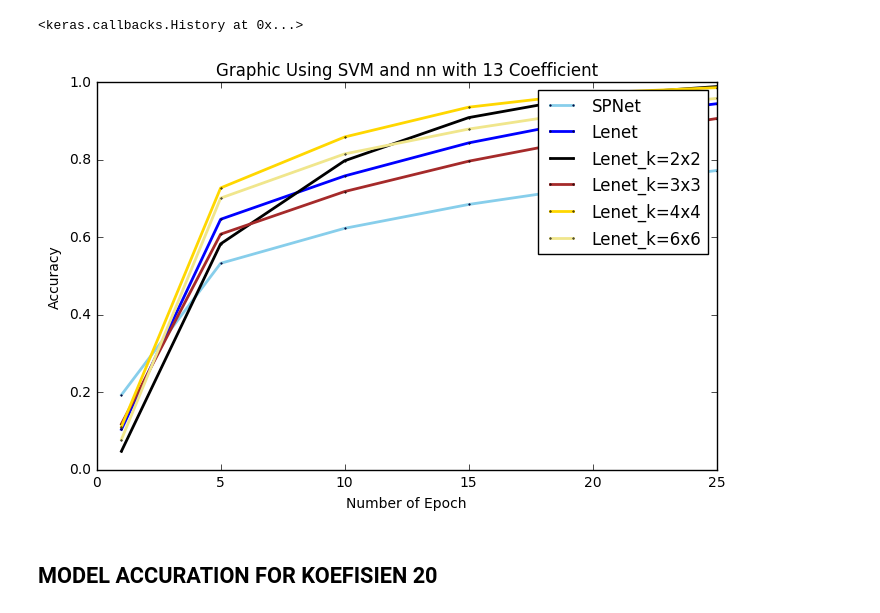
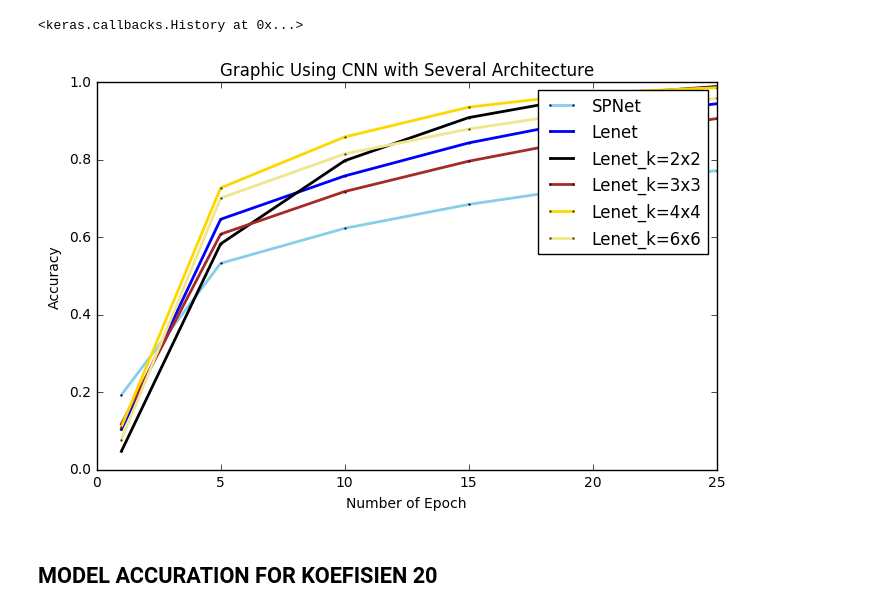
Before and after one commit to iss14036/Single-Word-Recognition-with-CNN, a Jupyter notebook: CNN.ipynb, the cells around one changed output. Saved outputs shown, nothing was run; the diff lists cells and outputs as text; code cells hidden in the pictures.

```diff
--- a/CNN.ipynb
+++ b/CNN.ipynb
@@ -490,22 +484,22 @@ lenet_k6[1] = 0.0772; lenet_k6[5] = 0.7003; lenet_k6[10] = 0.8144; lenet_k6[15]
 # %%
 # Data
 df=pd.DataFrame({'x': spnet.keys(), 'SPNet': spnet.values(), 'Lenet': lenet.values(), 'Lenet_k=2x2':lenet_k2.values(), 'Lenet_k=3x3':lenet_k3.values(), 'Lenet_k=4x4':lenet_k4.values(), 'Lenet_k=6x6':lenet_k6.values()})
 
 # multiple line plot
 plt.figure(figsize=(8,5))
 plt.plot( 'x', 'SPNet', data=df, marker='o', markerfacecolor='blue', markersize=1, color='skyblue', linewidth=2)
 plt.plot( 'x', 'Lenet', data=df, marker='o', markerfacecolor='blue', markersize=1, color='blue', linewidth=2)
 plt.plot( 'x', 'Lenet_k=2x2', data=df, marker='o', markerfacecolor='black', markersize=1, color='black', linewidth=2)
 plt.plot( 'x', 'Lenet_k=3x3', data=df, marker='o', markerfacecolor='brown', markersize=1, color='brown', linewidth=2)
 plt.plot( 'x', 'Lenet_k=4x4', data=df, marker='o', markerfacecolor='gold', markersize=1, color='gold', linewidth=2)
 plt.plot( 'x', 'Lenet_k=6x6', data=df, marker='o', markerfacecolor='khaki', markersize=1, color='khaki', linewidth=2)
-plt.title('Graphic Using SVM and nn with 13 Coefficient')
+plt.title('Graphic Using CNN with Several Architecture')
 plt.xlabel('Number of Epoch')
 plt.ylabel('Accuracy')
 plt.legend()
 plt.show()
 # %% [output]
-[figure, old version]
+[figure, new version]
 # %%
 tabel_acc20 = pd.DataFrame([spnet.keys(),spnet.values(),lenet.values(),lenet_k2.values(),lenet_k3.values(),lenet_k4.values(),lenet_k6.values()])
 tabel_acc20 = tabel_acc20.T
```
Also changed, not shown: parts of 13 cells of this notebook.
